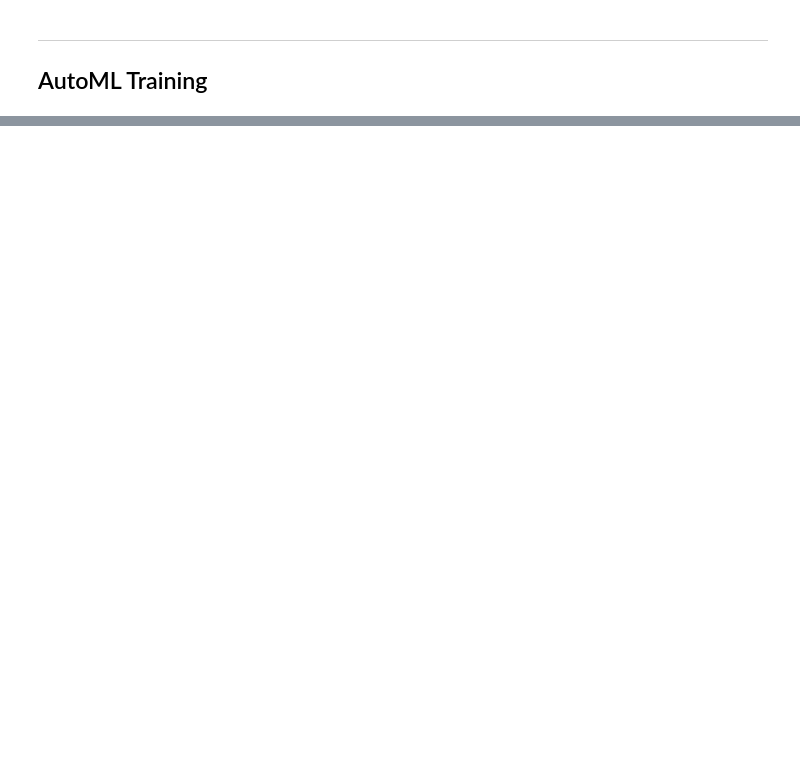
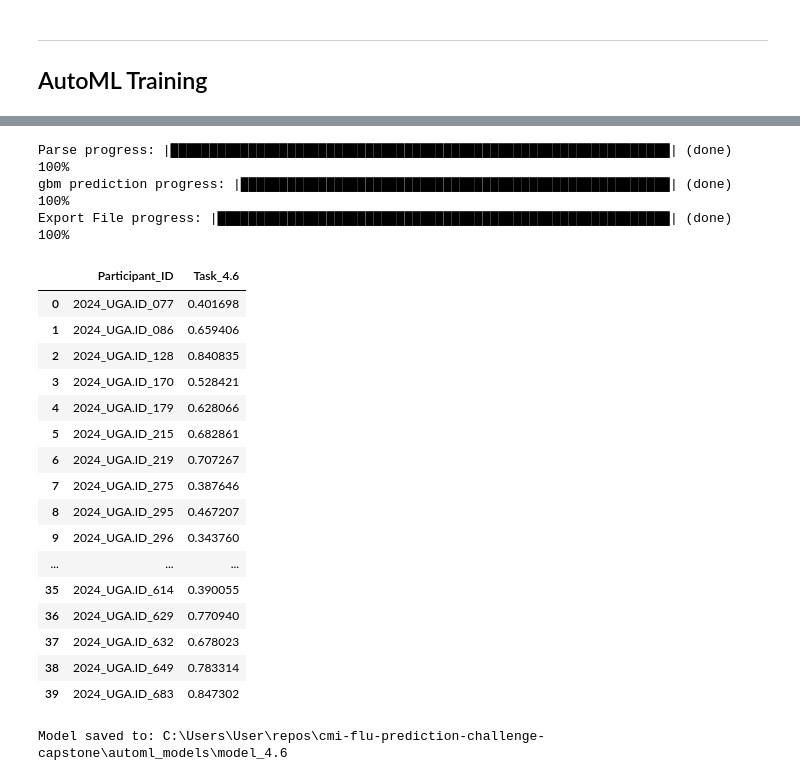
Before and after one commit to DirtyChay/cmi-flu-prediction-challenge-capstone, a Jupyter notebook: automl_models/task_4_6.ipynb, the cells around one changed output, grey strips where cells are left out. Saved outputs shown, nothing was run; the diff lists cells and outputs as text; code cells hidden in the pictures; blank space fills up the shorter version.

```diff
--- a/automl_models/task_4_6.ipynb
+++ b/automl_models/task_4_6.ipynb
@@ -128,12 +290,39 @@ aml.leader.varimp_plot(num_of_features=20)
 # %%
-challenge_hf = h2o.H2OFrame(challenge_data)
-y_pred = aml.leader.predict(challenge_hf).as_data_frame()['predict']
+challenge_col_types = {c: 'real' for c in hai_feature_cols if c in challenge_data.columns}
+challenge_hf = h2o.H2OFrame(challenge_data, column_types=challenge_col_types)
+y_pred = top_model.predict(challenge_hf).as_data_frame(use_multi_thread=True)['predict']
 
 results = pd.DataFrame({
     'Participant_ID': challenge_data['participant_id'].values,
     'Task_4.6': y_pred,  # fraction — no inverse transform
 })
 results.to_csv(f'{SUBMISSION_PATH}/task_4_6.csv', index=False)
 results
+# %% [output]
+Parse progress: |████████████████████████████████████████████████████████████████| (done) 100%
+gbm prediction progress: |███████████████████████████████████████████████████████| (done) 100%
+Export File progress: |██████████████████████████████████████████████████████████| (done) 100%
+|  | Participant_ID | Task_4.6 |
+| 0 | 2024_UGA.ID_077 | 0.401698 |
+| 1 | 2024_UGA.ID_086 | 0.659406 |
+| 2 | 2024_UGA.ID_128 | 0.840835 |
+| 3 | 2024_UGA.ID_170 | 0.528421 |
+| 4 | 2024_UGA.ID_179 | 0.628066 |
+| 5 | 2024_UGA.ID_215 | 0.682861 |
+| 6 | 2024_UGA.ID_219 | 0.707267 |
+| 7 | 2024_UGA.ID_275 | 0.387646 |
+| 8 | 2024_UGA.ID_295 | 0.467207 |
+| 9 | 2024_UGA.ID_296 | 0.343760 |
+| ... | ... | ... |
+| 35 | 2024_UGA.ID_614 | 0.390055 |
+| 36 | 2024_UGA.ID_629 | 0.770940 |
+| 37 | 2024_UGA.ID_632 | 0.678023 |
+| 38 | 2024_UGA.ID_649 | 0.783314 |
+| 39 | 2024_UGA.ID_683 | 0.847302 |
+# %%
+model_path = h2o.save_model(model=top_model, path='.', filename='model_4.6', force=True)
+print(f'Model saved to: {model_path}')
+# %% [output]
+Model saved to: C:\Users\User\repos\cmi-flu-prediction-challenge-capstone\automl_models\model_4.6
 # %%
 h2o.cluster().shutdown()
```
Also changed, not shown: parts of 29 cells of this notebook, 2 other files.
